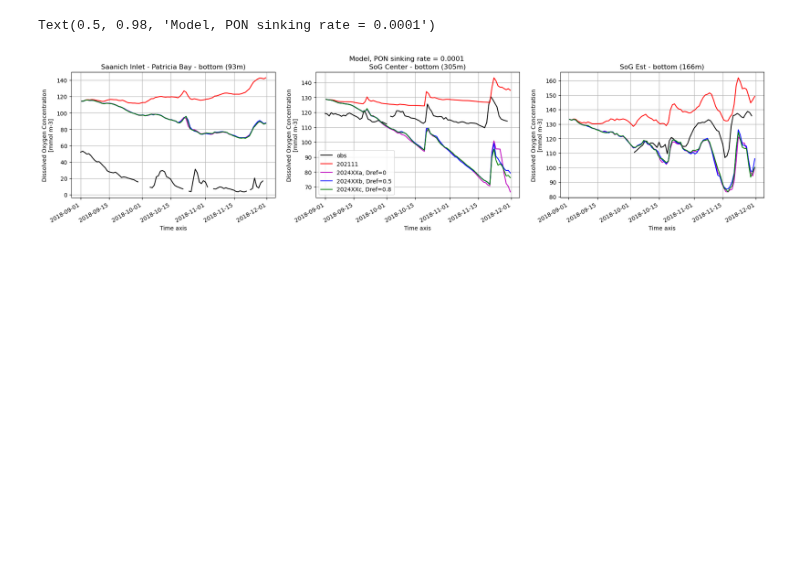
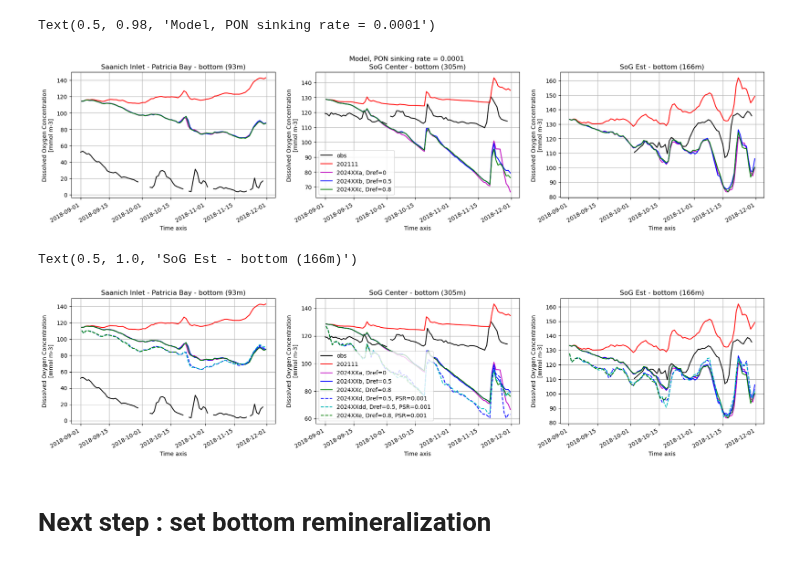
Before and after one commit to SalishSeaCast/analysis-abdoul, a Jupyter notebook: notebooks/salishsea_oxy/Evals_OxygenTS_SI-SoG.ipynb, the cells around one changed output. Cells and saved outputs as stored; diff of their text form; code cells hidden in the pictures; blank space fills up the shorter version.

Commit message:
Evals oxygen model tests in Saanich, SoG

```diff
--- a/notebooks/salishsea_oxy/Evals_OxygenTS_SI-SoG.ipynb
+++ b/notebooks/salishsea_oxy/Evals_OxygenTS_SI-SoG.ipynb
@@ -94,6 +94,8 @@ df_chemTd2 = xr.open_mfdataset('/ocean/atall/MOAD/Model/runs/salishsea_oxy/sep_n
 df_chemTd3 = xr.open_mfdataset('/ocean/atall/MOAD/Model/runs/salishsea_oxy/sep_nov18/with_Z2eff_03/SalishSea_1d_20180901_20181130_chem_T.nc')
 # SalishSea_oxy test zz_w_sink_D_PON=1.0e-3, zz_alpha_b_D=0.5, Z2eff=0.3
 df_chemTd4 = xr.open_mfdataset('/ocean/atall/MOAD/Model/runs/salishsea_oxy/sep_nov18/modif_sink/SalishSea_1d_20180901_20181130_chem_T.nc')
+# SalishSea_oxy test zz_w_sink_D_PON=1.0e-3, zz_alpha_b_D=0.5, Z2eff=0.3 # without key_tdrtrc and key_dian (diagnostic keys)
+df_chemTd4b = xr.open_mfdataset('/ocean/atall/MOAD/Model/runs/salishsea_oxy/sep_nov18/modif_sink2/SalishSea_1d_20180901_20181130_chem_T.nc')
 # SalishSea_oxy test zz_w_sink_D_PON=1.0e-3, zz_alpha_b_D=0.8, Z2eff=0.3
 df_chemTd5 = xr.open_mfdataset('/ocean/atall/MOAD/Model/runs/salishsea_oxy/sep_nov18/modif_sinkPON/SalishSea_1d_20180901_20181130_chem_T.nc')
 # %%
@@ -181,30 +183,38 @@ df_chemTd1['dissolved_oxygen'][:, mbathy[0, j_SI, i_SI]-1, j_SI, i_SI].where(tma
 df_chemTd2['dissolved_oxygen'][:, mbathy[0, j_SI, i_SI]-1, j_SI, i_SI].where(tmask[0, mbathy[0, j_SI, i_SI]-1, j_SI, i_SI] == 1).plot(ax=ax[0], x="time_counter", color='b',label='2024XXb, Dref=0.5')
 df_chemTd3['dissolved_oxygen'][:, mbathy[0, j_SI, i_SI]-1, j_SI, i_SI].where(tmask[0, mbathy[0, j_SI, i_SI]-1, j_SI, i_SI] == 1).plot(ax=ax[0], x="time_counter", color='g',label='2024XXc, Dref=0.8')
 df_chemTd4['dissolved_oxygen'][:, mbathy[0, j_SI, i_SI]-1, j_SI, i_SI].where(tmask[0, mbathy[0, j_SI, i_SI]-1, j_SI, i_SI] == 1).plot(ax=ax[0], x="time_counter", color='b',linestyle='dashed',label='2024XXd, Dref=0.5, PSR=0.001')
+df_chemTd4b['dissolved_oxygen'][:, mbathy[0, j_SI, i_SI]-1, j_SI, i_SI].where(tmask[0, mbathy[0, j_SI, i_SI]-1, j_SI, i_SI] == 1).plot(ax=ax[0], x="time_counter", color='c',linestyle='dashed',label='2024XXdd, Dref=0.5, PSR=0.001')
 df_chemTd5['dissolved_oxygen'][:, mbathy[0, j_SI, i_SI]-1, j_SI, i_SI].where(tmask[0, mbathy[0, j_SI, i_SI]-1, j_SI, i_SI] == 1).plot(ax=ax[0], x="time_counter", color='g',linestyle='dashed',label='2024XXe, Dref=0.8, PSR=0.001')
 ax[1].plot(time[243:333],oxy_sogC[243:333] * 44.661, 'k', label='obs')
 ax[2].plot(time[243:333],oxy_sogE[243:333] * 44.661, 'k', label='obs')
 df_chemTd0['dissolved_oxygen'][:, mbathy[0, j_SoG, i_SoG]-1, j_SoG, i_SoG].where(tmask[0, mbathy[0, j_SoG, i_SoG]-1, j_SoG, i_SoG] == 1).plot(ax=ax[1], x="time_counter", color='r',label='202111')
 df_chemTd0['dissolved_oxygen'][:, mbathy[0, j_SoGE, i_SoGE]-1, j_SoGE, i_SoGE].where(tmask[0, mbathy[0, j_SoGE, i_SoGE]-1, j_SoGE, i_SoGE] == 1).plot(ax=ax[2], x="time_counter", color='r',label='202111')
 df_chemTd1['dissolved_oxygen'][:, mbathy[0, j_SoG, i_SoG]-1, j_SoG, i_SoG].where(tmask[0, mbathy[0, j_SoG, i_SoG]-1, j_SoG, i_SoG] == 1).plot(ax=ax[1], x="time_counter", color='m',label='2024XXa, Dref=0')
 df_chemTd1['dissolved_oxygen'][:, mbathy[0, j_SoGE, i_SoGE]-1, j_SoGE, i_SoGE].where(tmask[0, mbathy[0, j_SoGE, i_SoGE]-1, j_SoGE, i_SoGE] == 1).plot(ax=ax[2], x="time_counter", color='m',label='2024XXa, Dref=0')
 df_chemTd2['dissolved_oxygen'][:, mbathy[0, j_SoG, i_SoG]-1, j_SoG, i_SoG].where(tmask[0, mbathy[0, j_SoG, i_SoG]-1, j_SoG, i_SoG] == 1).plot(ax=ax[1], x="time_counter", color='b',label='2024XXb, Dref=0.5')
 df_chemTd2['dissolved_oxygen'][:, mbathy[0, j_SoGE, i_SoGE]-1, j_SoGE, i_SoGE].where(tmask[0, mbathy[0, j_SoGE, i_SoGE]-1, j_SoGE, i_SoGE] == 1).plot(ax=ax[2], x="time_counter", color='b',label='2024XXa, Dref=0.5')
 df_chemTd3['dissolved_oxygen'][:, mbathy[0, j_SoG, i_SoG]-1, j_SoG, i_SoG].where(tmask[0, mbathy[0, j_SoG, i_SoG]-1, j_SoG, i_SoG] == 1).plot(ax=ax[1], x="time_counter", color='g',label='2024XXc, Dref=0.8')
 df_chemTd3['dissolved_oxygen'][:, mbathy[0, j_SoGE, i_SoGE]-1, j_SoGE, i_SoGE].where(tmask[0, mbathy[0, j_SoGE, i_SoGE]-1, j_SoGE, i_SoGE] == 1).plot(ax=ax[2], x="time_counter", color='g',label='2024XXa, Dref=0.8')
 df_chemTd4['dissolved_oxygen'][:, mbathy[0, j_SoG, i_SoG]-1, j_SoG, i_SoG].where(tmask[0, mbathy[0, j_SoG, i_SoG]-1, j_SoG, i_SoG] == 1).plot(ax=ax[1], x="time_counter", color='b',linestyle='dashed',label='2024XXd, Dref=0.5, PSR=0.001')
 df_chemTd4['dissolved_oxygen'][:, mbathy[0, j_SoGE, i_SoGE]-1, j_SoGE, i_SoGE].where(tmask[0, mbathy[0, j_SoGE, i_SoGE]-1, j_SoGE, i_SoGE] == 1).plot(ax=ax[2], x="time_counter", color='b',linestyle='dashed',label='2024XXd, Dref=0.5, PSR=0.001')
+df_chemTd4b['dissolved_oxygen'][:, mbathy[0, j_SoG, i_SoG]-1, j_SoG, i_SoG].where(tmask[0, mbathy[0, j_SoG, i_SoG]-1, j_SoG, i_SoG] == 1).plot(ax=ax[1], x="time_counter", color='c',linestyle='dashed',label='2024XXdd, Dref=0.5, PSR=0.001')
+df_chemTd4b['dissolved_oxygen'][:, mbathy[0, j_SoGE, i_SoGE]-1, j_SoGE, i_SoGE].where(tmask[0, mbathy[0, j_SoGE, i_SoGE]-1, j_SoGE, i_SoGE] == 1).plot(ax=ax[2], x="time_counter", color='c',linestyle='dashed',label='2024XXdd, Dref=0.5, PSR=0.001')
 df_chemTd5['dissolved_oxygen'][:, mbathy[0, j_SoG, i_SoG]-1, j_SoG, i_SoG].where(tmask[0, mbathy[0, j_SoG, i_SoG]-1, j_SoG, i_SoG] == 1).plot(ax=ax[1], x="time_counter", color='g',linestyle='dashed',label='2024XXe, Dref=0.8, PSR=0.001')
 df_chemTd5['dissolved_oxygen'][:, mbathy[0, j_SoGE, i_SoGE]-1, j_SoGE, i_SoGE].where(tmask[0, mbathy[0, j_SoGE, i_SoGE]-1, j_SoGE, i_SoGE] == 1).plot(ax=ax[2], x="time_counter", color='g',linestyle='dashed',label='2024XXe, Dref=0.8, PSR=0.001')
 
 ax[0].grid()
 #ax[0].legend()
 ax[1].grid()
 ax[1].legend()
 ax[2].grid()
 #ax[2].legend()
 ax[0].set_title('Saanich Inlet - Patricia Bay - bottom (93m)')
 ax[1].set_title('SoG Center - bottom (305m)')
 ax[2].set_title('SoG Est - bottom (166m)')
 #fig.suptitle('Model, PON sinking rate = 0.0001')
 #fig.savefig('../figures_WQM-KC/DO_Obs-202111-2024XX-2024XXc-2024XXb-2024XXd_PatriciaBay.png',dpi = 300)
+# %% [output]
+Text(0.5, 1.0, 'SoG Est - bottom (166m)')
+[figure, added]
+# %% [markdown]
+# Next step : set bottom remineralization
```
